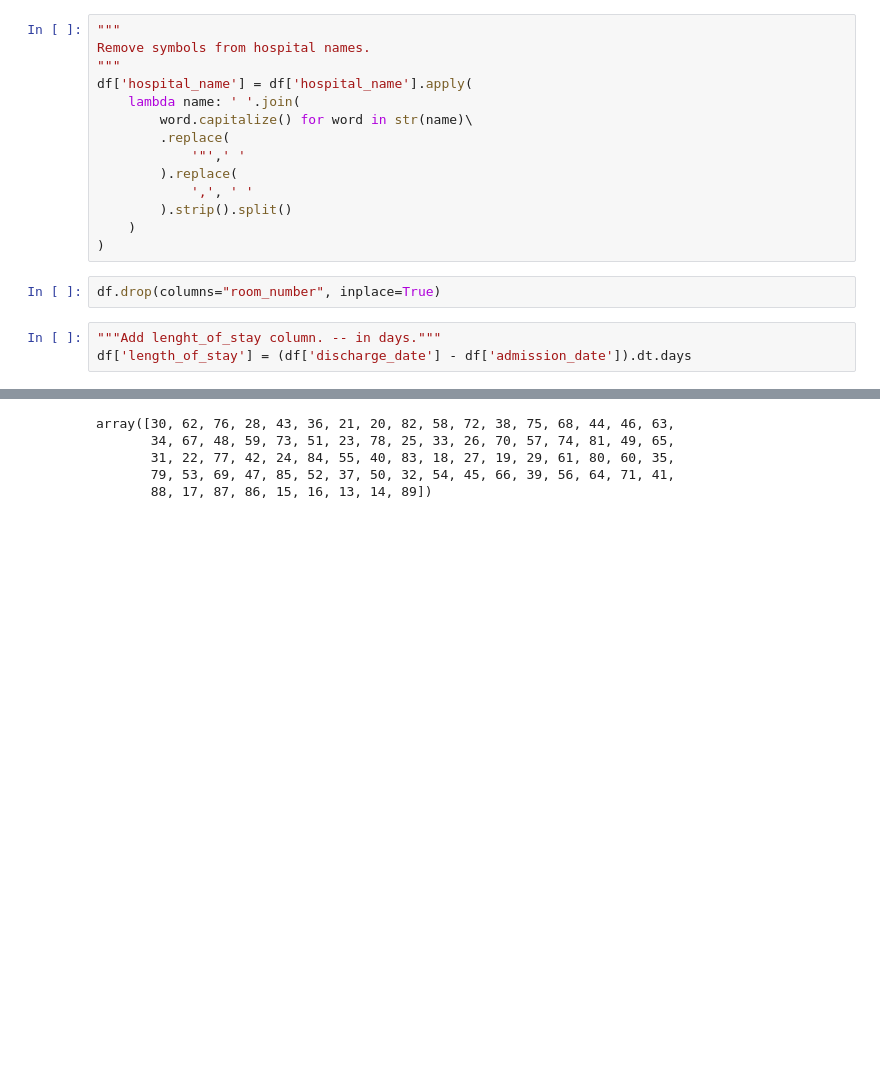
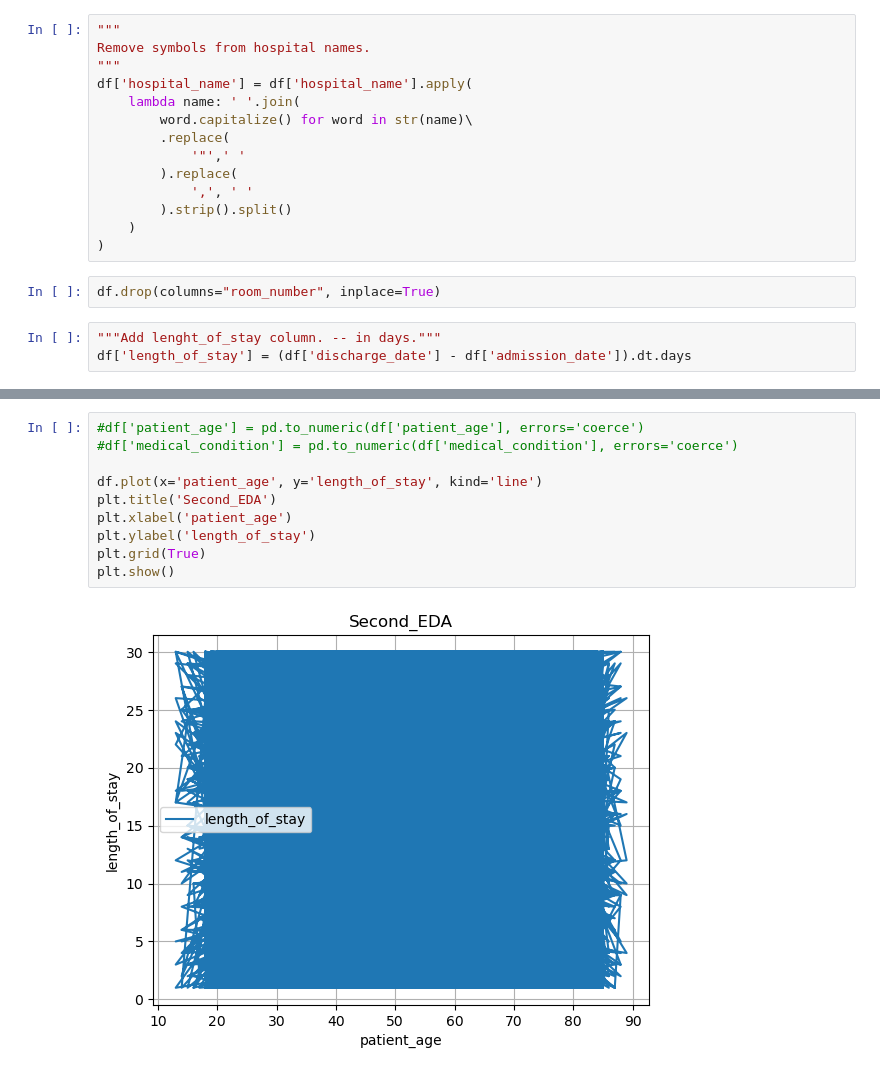
Before and after one commit to abhinna1/CSE4-587-Data-Intensive-Computing, a Jupyter notebook: main.ipynb, the cells around one changed output, grey strips where cells are left out. Drawn from its saved outputs; the diff is of its cells as text; blank space fills up the shorter version.

```diff
--- a/main.ipynb
+++ b/main.ipynb
@@ -159,9 +145,14 @@ df['length_of_stay'] = (df['discharge_date'] - df['admission_date']).dt.days
 | 55499 | James Garcia | 53 | F | O+ | Arthritis | 2024-04-02 | Dennis Warren | ... |
 55500 rows × 15 columns
 # %%
+#df['patient_age'] = pd.to_numeric(df['patient_age'], errors='coerce')
+#df['medical_condition'] = pd.to_numeric(df['medical_condition'], errors='coerce')
+
+df.plot(x='patient_age', y='length_of_stay', kind='line')
+plt.title('Second_EDA')
+plt.xlabel('patient_age')
+plt.ylabel('length_of_stay')
+plt.grid(True)
+plt.show()
 # %% [output]
-array([30, 62, 76, 28, 43, 36, 21, 20, 82, 58, 72, 38, 75, 68, 44, 46, 63,
-       34, 67, 48, 59, 73, 51, 23, 78, 25, 33, 26, 70, 57, 74, 81, 49, 65,
-       31, 22, 77, 42, 24, 84, 55, 40, 83, 18, 27, 19, 29, 61, 80, 60, 35,
-       79, 53, 69, 47, 85, 52, 37, 50, 32, 54, 45, 66, 39, 56, 64, 71, 41,
-       88, 17, 87, 86, 15, 16, 13, 14, 89])
+[figure, added]
```
Also changed, not shown: parts of 3 cells of this notebook.
